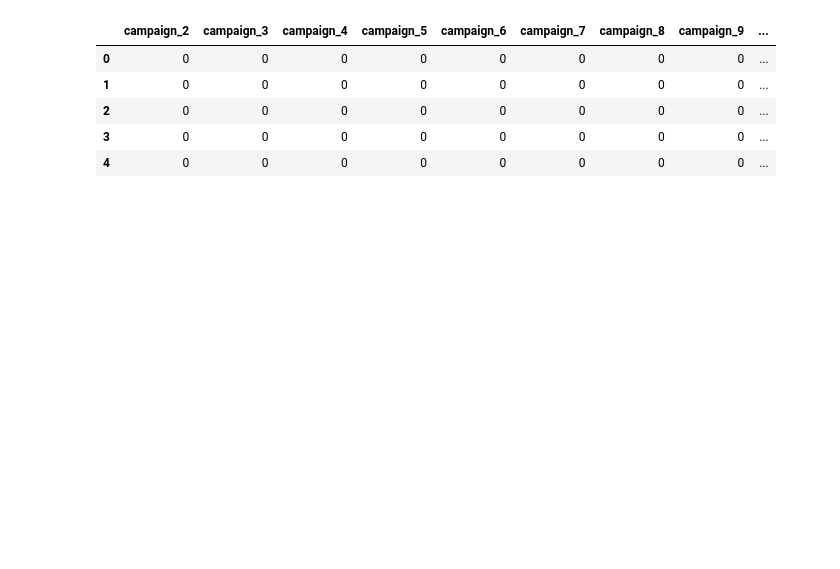
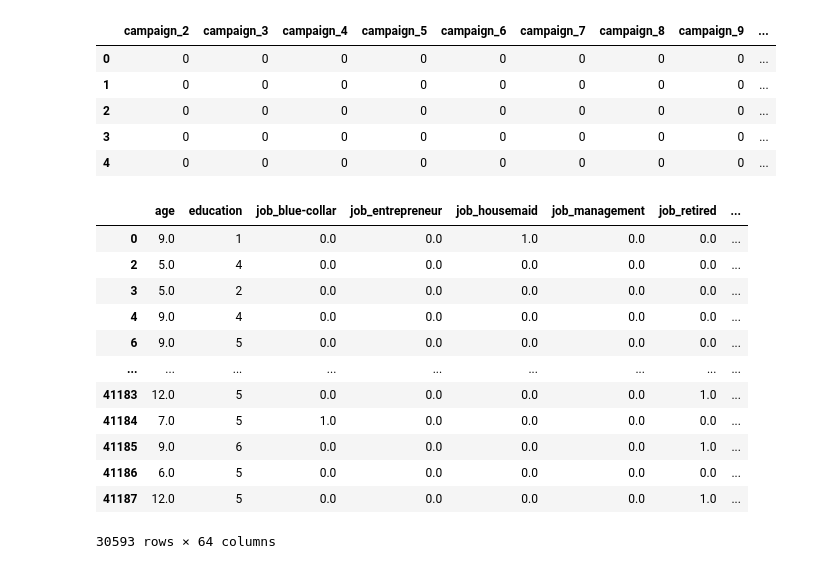
Before and after one commit to kanchanrenu/Bank_propensity_model, a Jupyter notebook: Bank-marketing-Kanchan.ipynb, the cells around one changed output. Cells and saved outputs as stored; diff of their text form; code cells hidden in the pictures; blank space fills up the shorter version.

```diff
--- a/Bank-marketing-Kanchan.ipynb
+++ b/Bank-marketing-Kanchan.ipynb
@@ -875,7 +912,23 @@ bank_o.head()
 | 3 | 0 | 0 | 0 | 0 | 0 | 0 | 0 | 0 | ... |
 | 4 | 0 | 0 | 0 | 0 | 0 | 0 | 0 | 0 | ... |
 # %%
-bank_final= pd.concat([bank_client, bank_related, bank_se, bank_o,bank['y']], axis = 1)
+bank_final= pd.concat([bank_client, bank_related, bank_o,bank['y']], axis = 1)
+# %%
+bank_final.dropna()
+# %% [output]
+|  | age | education | job_blue-collar | job_entrepreneur | job_housemaid | job_management | job_retired | ... |
+| 0 | 9.0 | 1 | 0.0 | 0.0 | 1.0 | 0.0 | 0.0 | ... |
+| 2 | 5.0 | 4 | 0.0 | 0.0 | 0.0 | 0.0 | 0.0 | ... |
+| 3 | 5.0 | 2 | 0.0 | 0.0 | 0.0 | 0.0 | 0.0 | ... |
+| 4 | 9.0 | 4 | 0.0 | 0.0 | 0.0 | 0.0 | 0.0 | ... |
+| 6 | 9.0 | 5 | 0.0 | 0.0 | 0.0 | 0.0 | 0.0 | ... |
+| ... | ... | ... | ... | ... | ... | ... | ... | ... |
+| 41183 | 12.0 | 5 | 0.0 | 0.0 | 0.0 | 0.0 | 1.0 | ... |
+| 41184 | 7.0 | 5 | 1.0 | 0.0 | 0.0 | 0.0 | 0.0 | ... |
+| 41185 | 9.0 | 6 | 0.0 | 0.0 | 0.0 | 0.0 | 1.0 | ... |
+| 41186 | 6.0 | 5 | 0.0 | 0.0 | 0.0 | 0.0 | 0.0 | ... |
+| 41187 | 12.0 | 5 | 0.0 | 0.0 | 0.0 | 0.0 | 1.0 | ... |
+30593 rows × 64 columns
 # %%
 bank_final.columns
 # %% [output]
```
Also changed, not shown: parts of 43 cells of this notebook.
